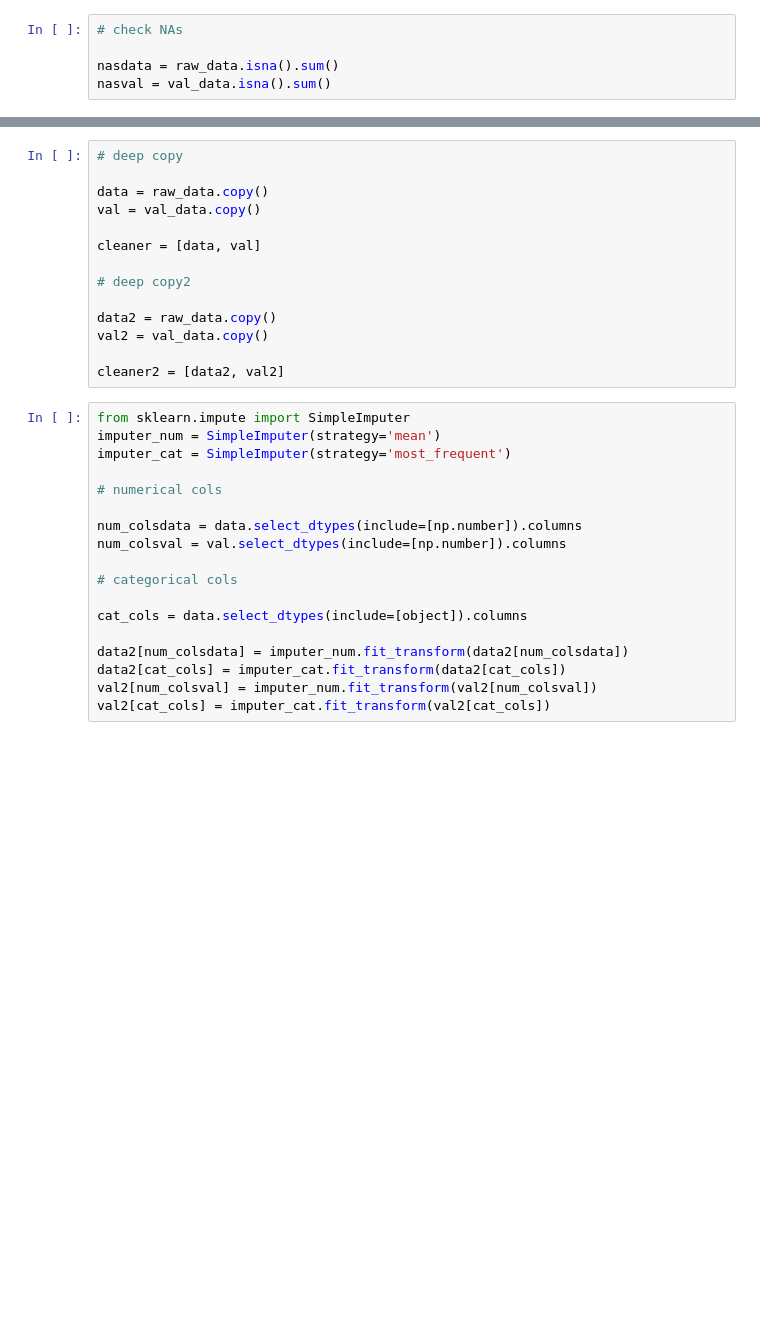
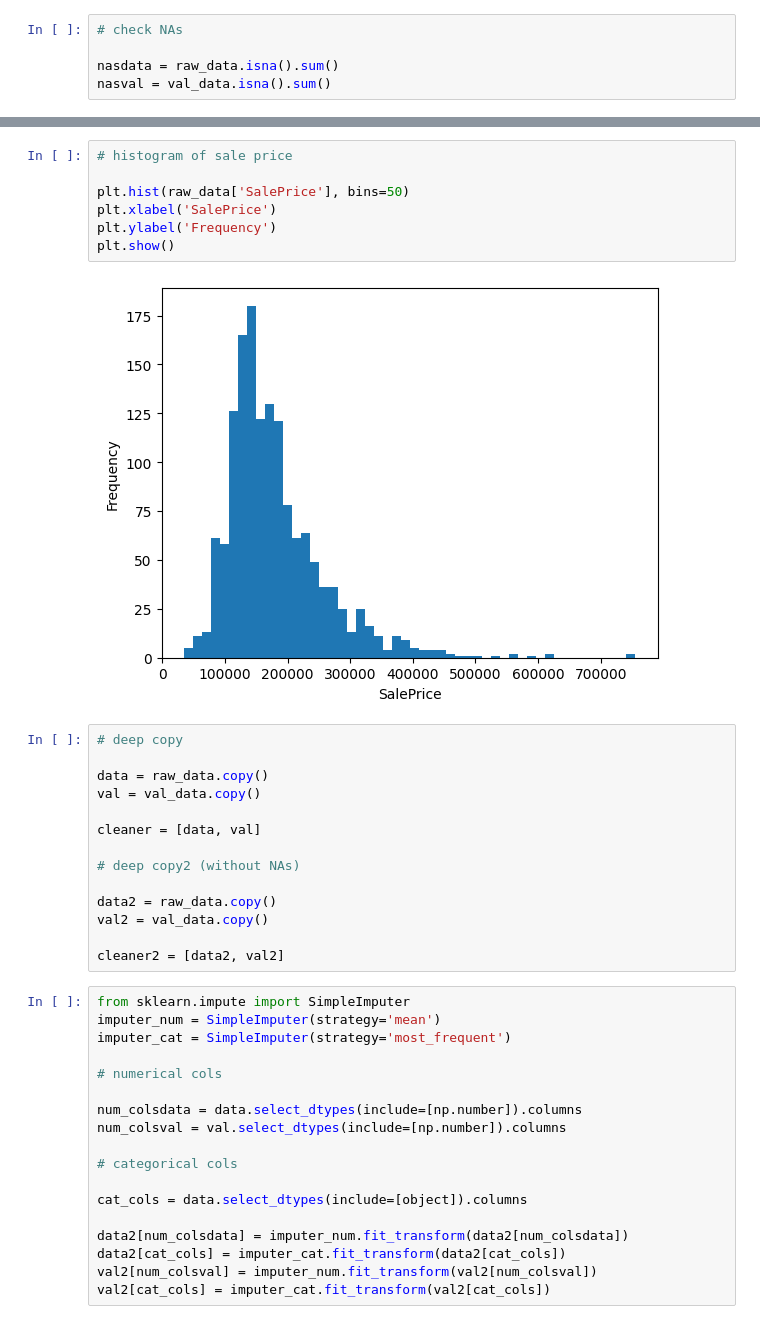
Before and after one commit to beatrzm/personal-projects, a Jupyter notebook: kaggle competitions/house prices/houseprices.ipynb, the cells around one changed output, grey strips where cells are left out. Drawn from its saved outputs; the diff is of its cells as text; blank space fills up the shorter version.

```diff
--- a/kaggle competitions/house prices/houseprices.ipynb
+++ b/kaggle competitions/house prices/houseprices.ipynb
@@ -58,3 +106,12 @@ nasval = val_data.isna().sum()
+# %%
+# histogram of sale price
+
+plt.hist(raw_data['SalePrice'], bins=50)
+plt.xlabel('SalePrice')
+plt.ylabel('Frequency')
+plt.show()
+# %% [output]
+[figure, added]
 # %%
 # deep copy
 
@@ -63,7 +120,7 @@ val = val_data.copy()
 
 cleaner = [data, val]
 
-# deep copy2
+# deep copy2 (without NAs)
 
 data2 = raw_data.copy()
 val2 = val_data.copy()
```
Also changed, not shown: parts of 26 cells of this notebook.
